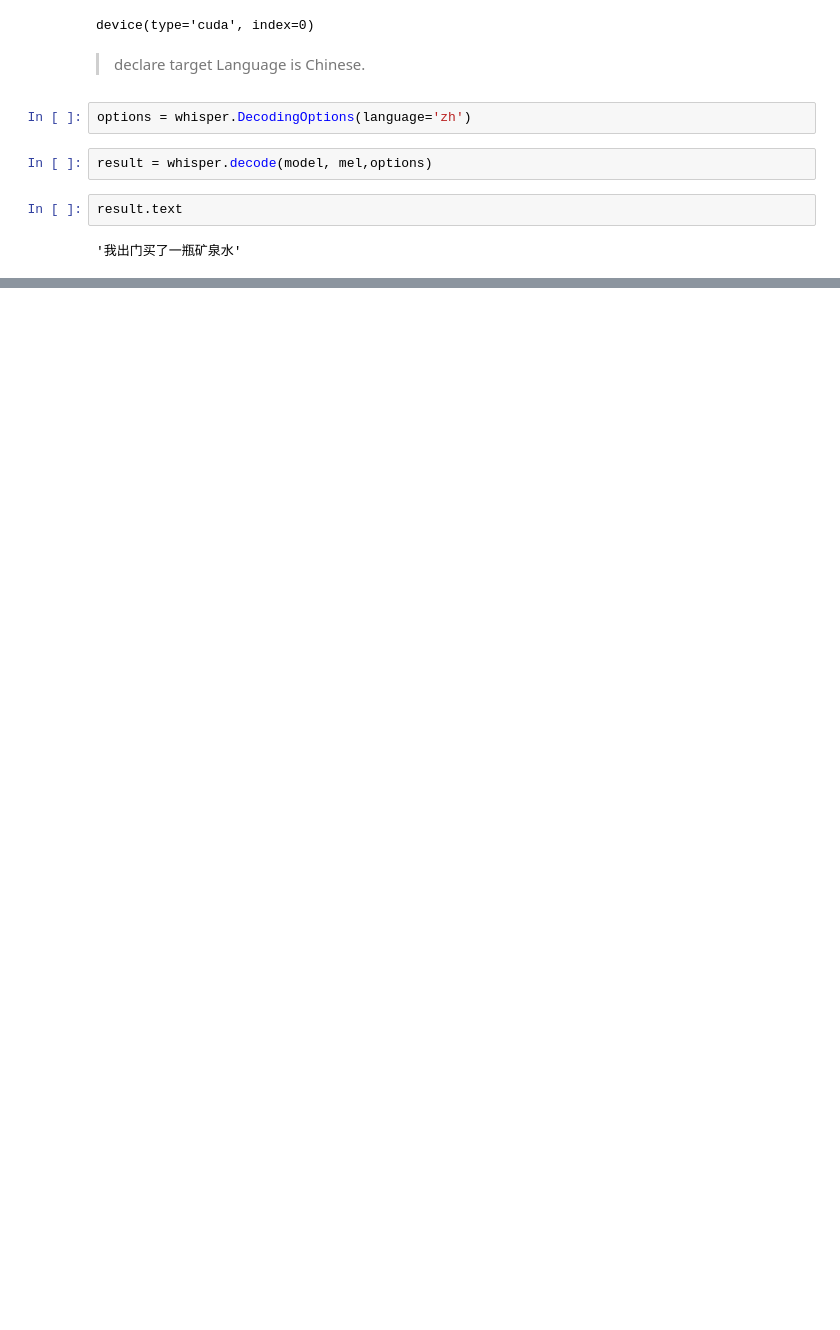
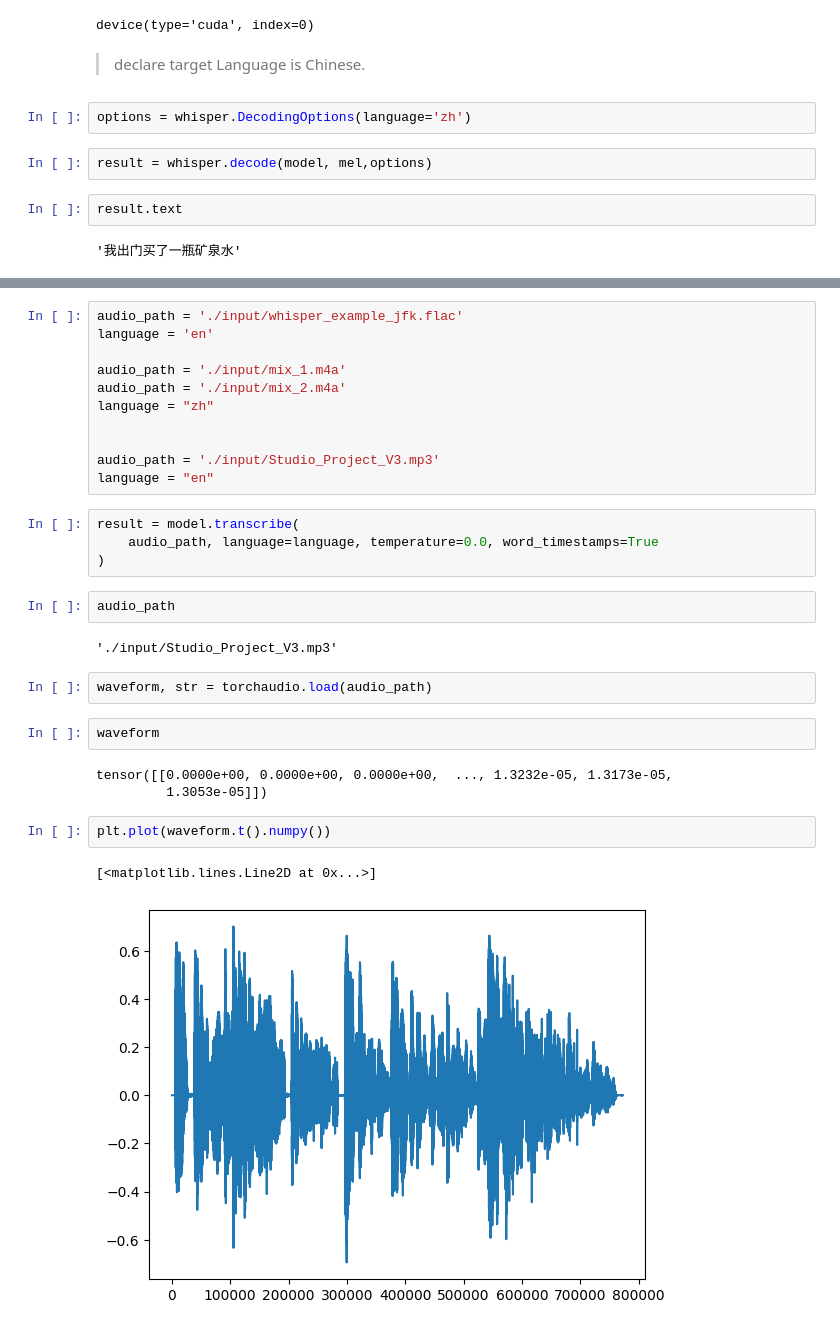
Before and after one commit to tidalmelon/LLM_case, a Jupyter notebook: speech_recognition/02.Whisper_example.ipynb, the cells around one changed output, grey strips where cells are left out. Saved outputs shown, nothing was run; the diff lists cells and outputs as text; blank space fills up the shorter version.

Commit message:
audio recog

```diff
--- a/speech_recognition/02.Whisper_example.ipynb
+++ b/speech_recognition/02.Whisper_example.ipynb
@@ -161,0 +219,31 @@ data = json.dumps(params, sort_keys=False)
+# %%
+audio_path = './input/whisper_example_jfk.flac'
+language = 'en'
+
+audio_path = './input/mix_1.m4a'
+audio_path = './input/mix_2.m4a'
+language = "zh"
+
+
+audio_path = './input/Studio_Project_V3.mp3'
+language = "en"
+# %%
+result = model.transcribe(
+    audio_path, language=language, temperature=0.0, word_timestamps=True
+)
+# %%
+audio_path
+# %% [output]
+'./input/Studio_Project_V3.mp3'
+# %%
+waveform, str = torchaudio.load(audio_path)
+# %%
+waveform
+# %% [output]
+tensor([[0.0000e+00, 0.0000e+00, 0.0000e+00,  ..., 1.3232e-05, 1.3173e-05,
+         1.3053e-05]])
+# %%
+plt.plot(waveform.t().numpy())
+# %% [output]
+[<matplotlib.lines.Line2D at 0x...>]
+[figure, added]
```
Also changed, not shown: parts of 40 cells of this notebook, 21 other files.
